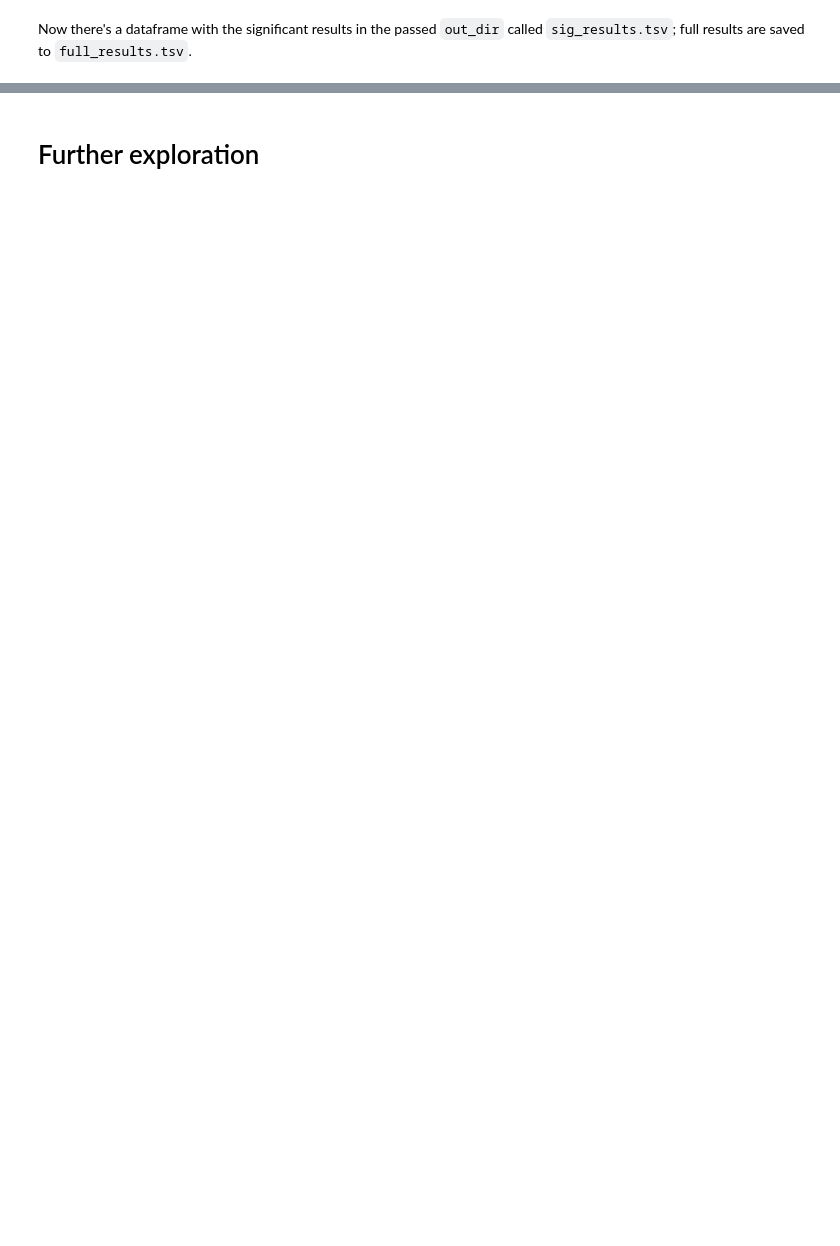
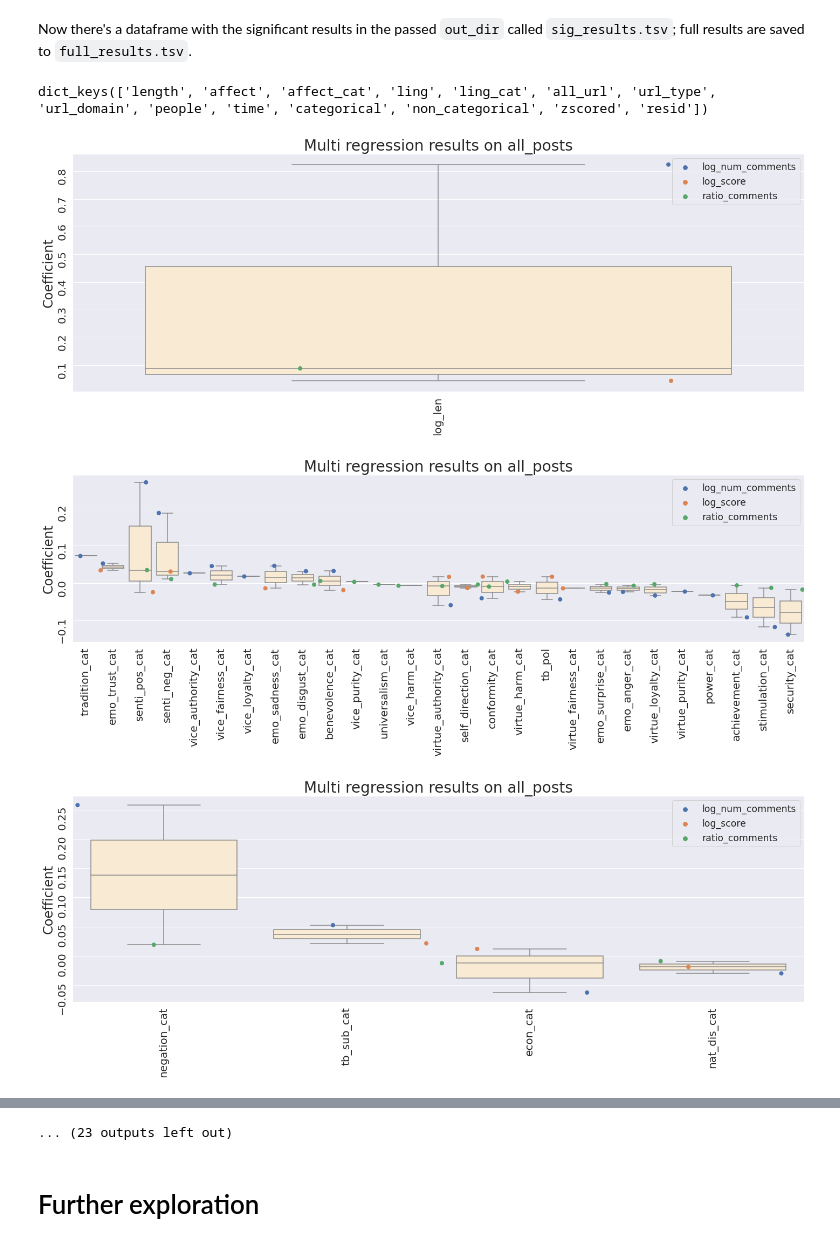
Before and after one commit to yiweiluo/Green-American-Lexicon, a Jupyter notebook: 3_reddit_analysis/demo.ipynb, the cells around one changed output, grey strips where cells are left out. Saved outputs shown, nothing was run; the diff lists cells and outputs as text; code cells hidden in the pictures; blank space fills up the shorter version.

```diff
--- a/3_reddit_analysis/demo.ipynb
+++ b/3_reddit_analysis/demo.ipynb
@@ -280,5 +280,5 @@ Let's use a subset of the residualized features (that were first zscored) as `in
 # %%
 ind_vars = [f for f in dg_feats_dict['resid']
-            if f.replace('_zscore','').replace('_resid','') in dg_feats_dict['categorical']]
+            if f.replace('_zscore','').replace('_resid','') in dg_feats_dict['categorical']]+['log_len_zscore']
 len(ind_vars)
 # %% [output]
@@ -371,7 +378,15 @@ sig_results.head()
+# %%
+dg_feats_dict.keys()
+# %% [output]
+dict_keys(['length', 'affect', 'affect_cat', 'ling', 'ling_cat', 'all_url', 'url_type', 'url_domain', 'people', 'time', 'categorical', 'non_categorical', 'zscored', 'resid'])
 # %%
 # do some plotting
 for subset in LR.__dict__['subsets']:
-    for feat_type in ['length', 'affect_cat', 'ling_cat', 'url', 'people', 'time']:
-        feature_set = DG.__dict__['feats_dict'][feat_type]
-        savename = os.path.join(DG.__dict__['out_dir'],'figs','{}_{}_effects'.format(subset,feat_type))
+    for feat_type in ['length', 'affect_cat', 'ling_cat', 'url_type', 'url_domain', 'people', 'time']:
+        feature_set = dg_feats_dict[feat_type]
+        savename = os.path.join(DG.get_out_dir(),'figs','{}_{}_effects'.format(subset,feat_type))
         LR.plot_coefficients(feature_set,subset,savename)
+# %% [output]
+[figure, added]
+[figure, added]
+[figure, added]
@@ -378,3 +402,4 @@ for subset in LR.__dict__['subsets']:
+... (23 outputs left out)
 # %% [markdown]
 # Further exploration
 # %%
```
Also changed, not shown: parts of 20 cells of this notebook.
